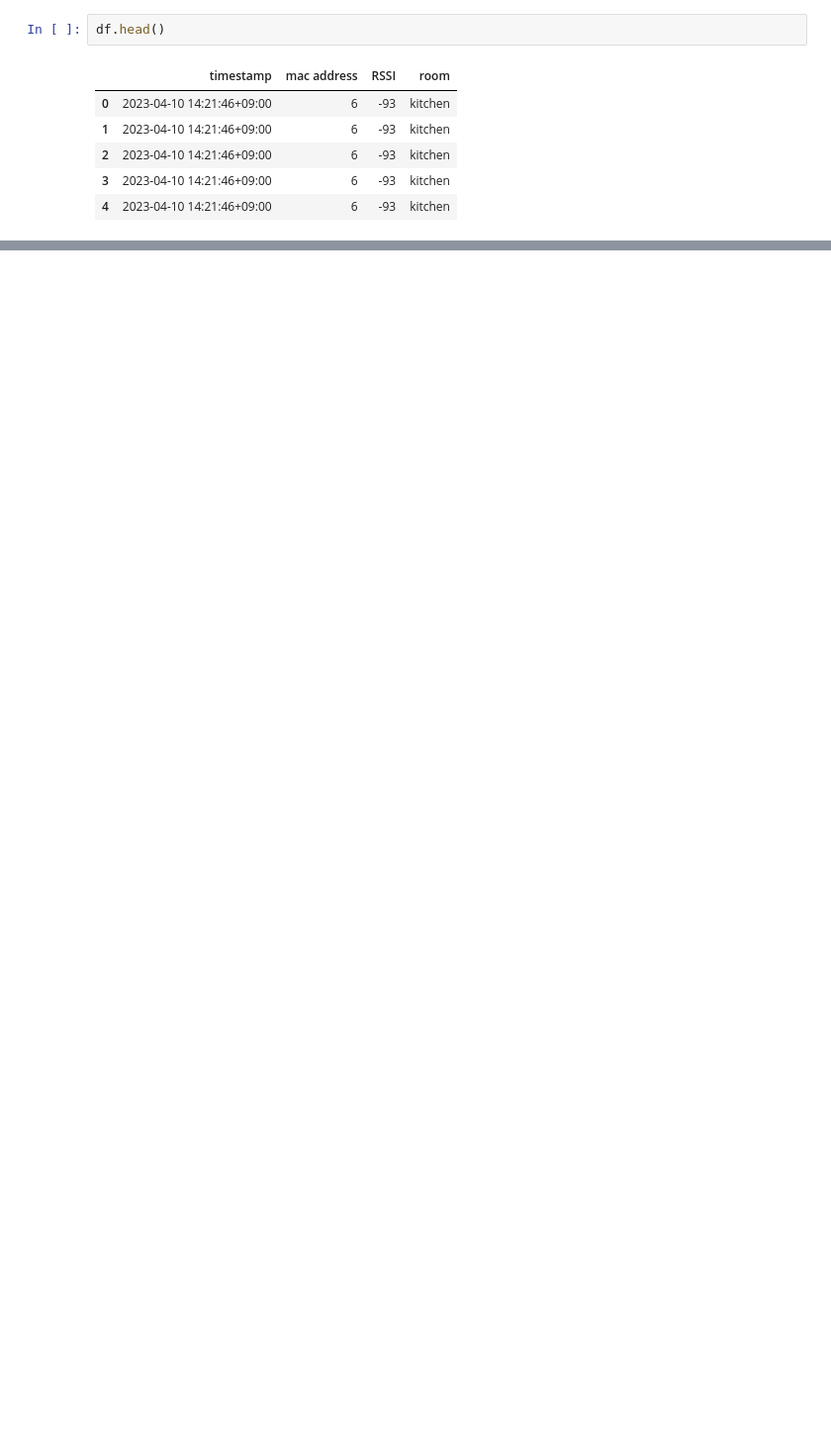
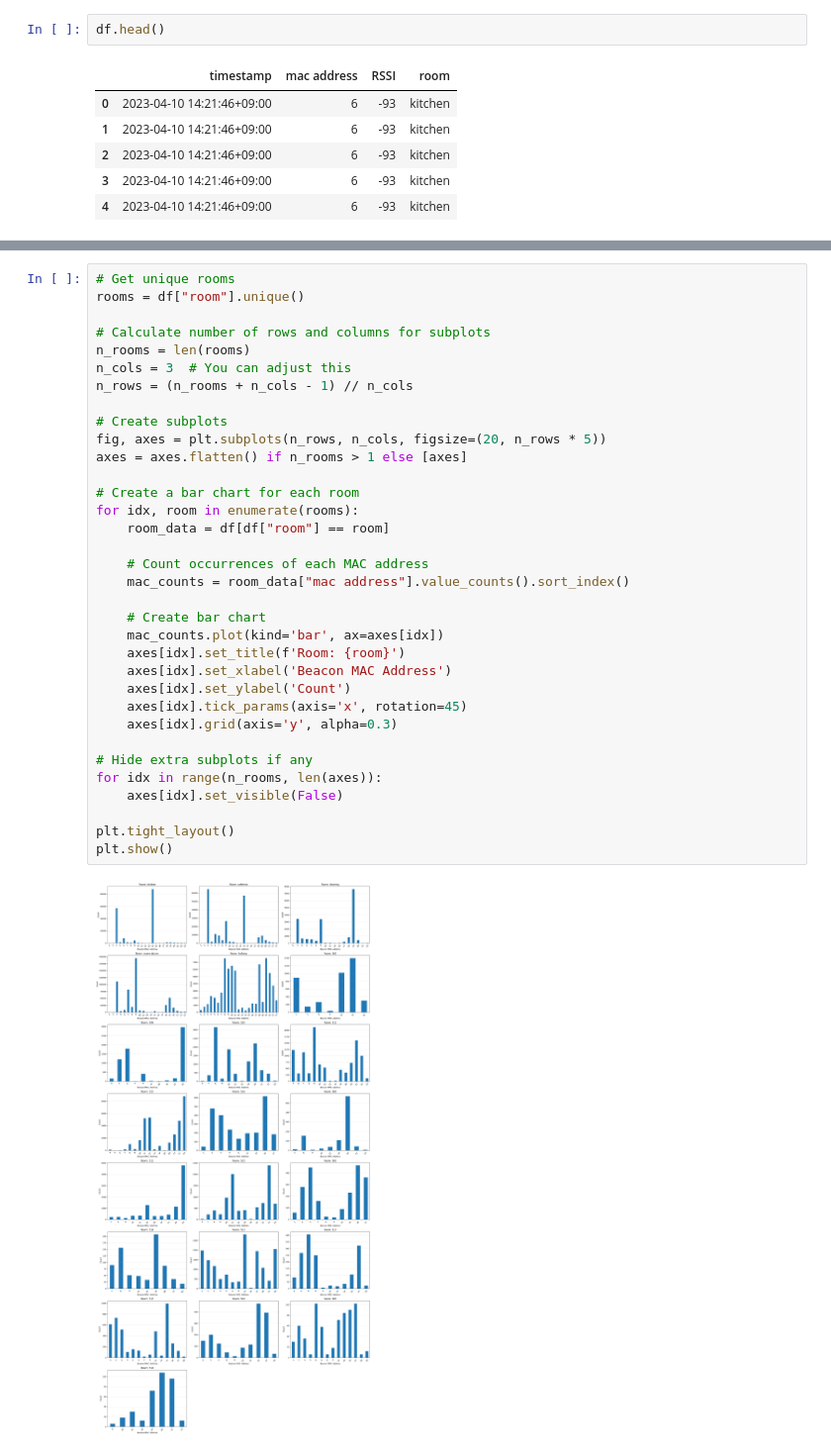
Before and after one commit to minhtrietcancode/abc-challenge-2026-location-classification, a Jupyter notebook: analysis/labelled_ble_data_analysis.ipynb, the cells around one changed output, grey strips where cells are left out. Shown at 99% size. Saved outputs shown, nothing was run; the diff lists cells and outputs as text; blank space fills up the shorter version.

```diff
--- a/analysis/labelled_ble_data_analysis.ipynb
+++ b/analysis/labelled_ble_data_analysis.ipynb
@@ -12,0 +94,36 @@ df.head()
+# %%
+# Get unique rooms
+rooms = df["room"].unique()
+
+# Calculate number of rows and columns for subplots
+n_rooms = len(rooms)
+n_cols = 3  # You can adjust this
+n_rows = (n_rooms + n_cols - 1) // n_cols
+
+# Create subplots
+fig, axes = plt.subplots(n_rows, n_cols, figsize=(20, n_rows * 5))
+axes = axes.flatten() if n_rooms > 1 else [axes]
+
+# Create a bar chart for each room
+for idx, room in enumerate(rooms):
+    room_data = df[df["room"] == room]
+
+    # Count occurrences of each MAC address
+    mac_counts = room_data["mac address"].value_counts().sort_index()
+
+    # Create bar chart
+    mac_counts.plot(kind='bar', ax=axes[idx])
+    axes[idx].set_title(f'Room: {room}')
+    axes[idx].set_xlabel('Beacon MAC Address')
+    axes[idx].set_ylabel('Count')
+    axes[idx].tick_params(axis='x', rotation=45)
+    axes[idx].grid(axis='y', alpha=0.3)
+
+# Hide extra subplots if any
+for idx in range(n_rooms, len(axes)):
+    axes[idx].set_visible(False)
+
+plt.tight_layout()
+plt.show()
+# %% [output]
+[figure, added]
```
Also changed, not shown: parts of 4 cells of this notebook.
